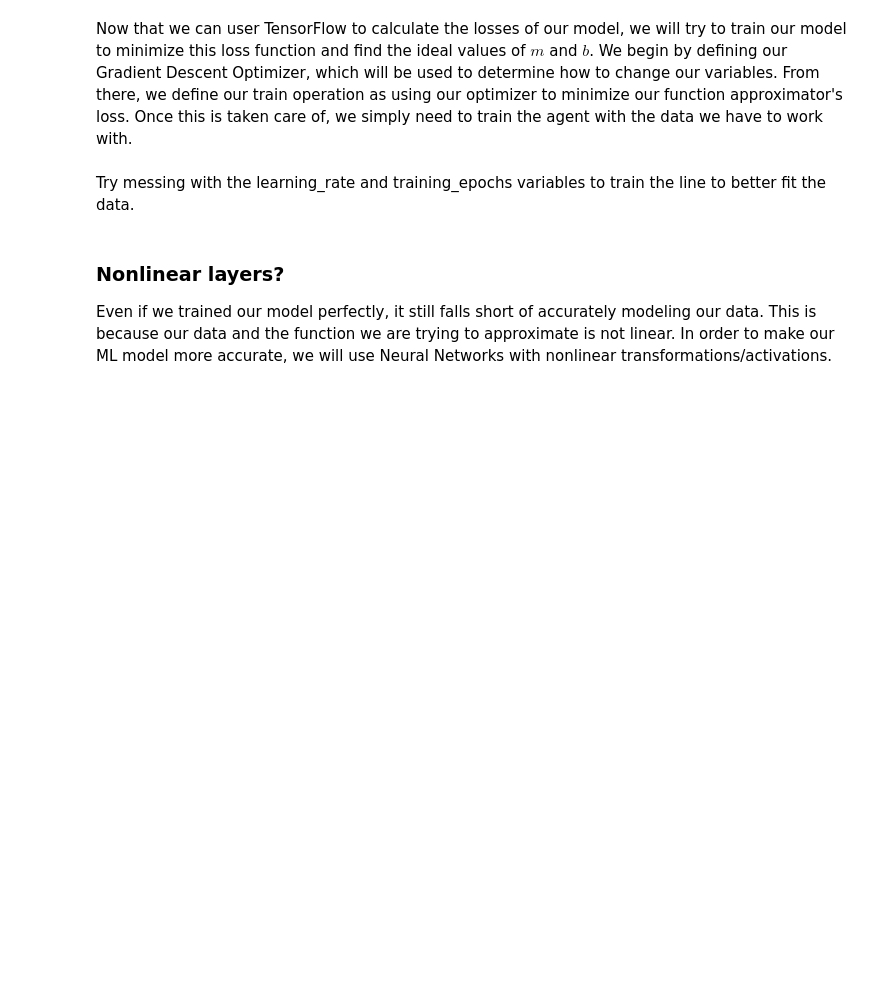
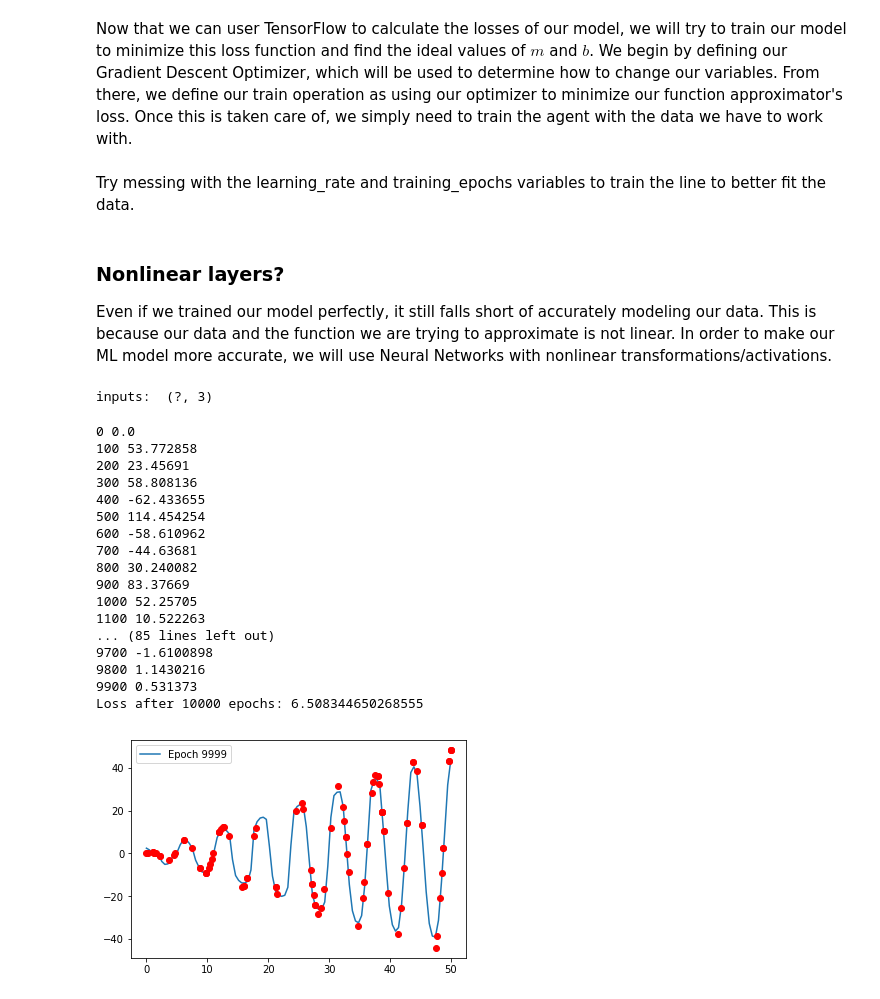
Before and after one commit to greco380/TensorFlowExamples, a Jupyter notebook: TensorFlow_Basics.ipynb, the cells around one changed output. Cells and saved outputs as stored; diff of their text form; code cells hidden in the pictures; blank space fills up the shorter version.

```diff
--- a/TensorFlow_Basics.ipynb
+++ b/TensorFlow_Basics.ipynb
@@ -61,9 +61,11 @@ plt.show()
 tf.reset_default_graph()
 XS = tf.placeholder(tf.float32, shape=[None, 1], name='Xs')
 #TO-DO: Define a placeholder for our expected output: TrueYS
+YS = tf.placeholder(tf.float32, shape = [None, 1], name = 'YS')
 
-M = tf.Variable(-1, dtype=tf.float32, name='Slope')
+M = tf.Variable(0.339, dtype=tf.float32, name='Slope')
 #TO-DO: Define a variable for bias: B
+B = tf.Variable(-5, dtype = tf.float32, name = 'Intercept')
 
 #Our TensorFlow Linear Approximator: YApprox
 YApprox = M * XS + B
@@ -85,14 +87,14 @@ plt.show()
 # %% [markdown]
 <p>Now that we have defined our simple linear approximator, lets try to train it against the data to figure out the best values for $m$ and $b$. We do this by defining a loss function which compares our model's prediction to the true value for $y$. Running this code should produce nearly the same estimated loss as our MSE function:</p>
 # %%
-loss = tf.losses.mean_squared_error(TrueYS, YApprox)
+loss = tf.losses.mean_squared_error(YS, YApprox)
 with tf.Session() as sess:
     #Initialize our variables
     sess.run(tf.global_variables_initializer())
     #Compute our losses
     losses = sess.run(loss, {
         XS : np.transpose([data['inputs']]),
-        TrueYS : np.transpose([data['outputs']])})
+        YS : np.transpose([data['outputs']])})
     print('Loss for function approximation:', losses)
 # %% [markdown]
 <p>Now that we can user TensorFlow to calculate the losses of our model, we will try to train our model to minimize this loss function and find the ideal values of $m$ and $b$. We begin by defining our Gradient Descent Optimizer, which will be used to determine how to change our variables. From there, we define our train operation as using our optimizer to minimize our function approximator's loss. Once this is taken care of, we simply need to train the agent with the data we have to work with.</p>
@@ -99,14 +105,14 @@ with tf.Session() as sess:
 # %%
 optimizer = tf.train.GradientDescentOptimizer(learning_rate=0.001)
 train_op = optimizer.minimize(loss)
-training_epochs =  3
+training_epochs =  8
 with tf.Session() as sess:
     #Initialize our variables
     sess.run(tf.global_variables_initializer())
     for epoch in range(training_epochs):
         feed_dict = {
             XS : np.transpose([data['inputs']]),
-            TrueYS : np.transpose([data['outputs']])
+            YS : np.transpose([data['outputs']])
         }
         losses, m, b, _ = sess.run([loss, M, B, train_op], feed_dict)
         print('Loss after {} epochs: {}'.format(epoch+1, losses))
@@ -122,33 +128,71 @@ with tf.Session() as sess:
 <p>Even if we trained our model perfectly, it still falls short of accurately modeling our data. This is because our data and the function we are trying to approximate is not linear. In order to make our ML model more accurate, we will use Neural Networks with nonlinear transformations/activations.</p>
 # %%
 tf.reset_default_graph()
-number_hidden_neurons = 128
+number_hidden_neurons = 64 #128
 XS = tf.placeholder(tf.float32, shape=[None, 1], name='Xs')
-hidden1 = tf.layers.dense(XS, number_hidden_neurons, activation=tf.nn.sigmoid)
+
+inputs = tf.concat([XS, tf.cos(XS), tf.sin(XS)], axis = 1)
+print('inputs: ', inputs.shape)
+
+hidden1 = tf.layers.dense(inputs, number_hidden_neurons, activation=tf.nn.relu)
 #TO-DO: add additional hidden layers. Try changing the activation functions or number of hidden neurons
-YApprox = tf.layers.dense(hidden1, 1)
-TrueYS = tf.placeholder(tf.float32, shape=[None, 1], name='TrueYs')
-loss = tf.losses.mean_squared_error(TrueYS, YApprox)
+hidden2 = tf.layers.dense(hidden1, number_hidden_neurons, activation=tf.nn.relu)
+#hidden3 = tf.layers.dense(hidden2, number_hidden_neurons, activation=tf.nn.relu)
+#hidden4 = tf.layers.dense(hidden3, number_hidden_neurons, activation=tf.nn.tanh)
+#hidden5 = tf.layers.dense(hidden4, number_hidden_neurons, activation=tf.nn.tanh)
+
+
+YApprox = tf.layers.dense(hidden2, 1)
+YS = tf.placeholder(tf.float32, shape=[None, 1], name='TrueYs')
+loss = tf.losses.mean_squared_error(YS, YApprox)
+# %% [output]
+inputs:  (?, 3)
 # %%
 optimizer = tf.train.GradientDescentOptimizer(learning_rate=0.0001)
 train_op = optimizer.minimize(loss)
-training_epochs =  100000
+training_epochs =  10000
 #Try changing the number of training epochs
 with tf.Session() as sess:
     #Initialize our variables
     sess.run(tf.global_variables_initializer())
+    last_loss=None
     for epoch in range(training_epochs):
         feed_dict = {
             XS : np.transpose([data['inputs']]),
-            TrueYS : np.transpose([data['outputs']])
+            YS : np.transpose([data['outputs']])
         }
         losses, _ = sess.run([loss, train_op], feed_dict)
+        if last_loss==None:
+            last_loss=losses
+        if epoch%100==0:
+            print(str(epoch)+" "+str(last_loss-losses))
+            last_loss=losses
+
     print('Loss after {} epochs: {}'.format(epoch+1, losses))
     xs = np.transpose([np.linspace(0, max(data['inputs']), 100)])
     ys_approx = sess.run([YApprox], {XS : xs})
     xs = np.transpose(xs)[0]
     ys_approx = np.transpose(ys_approx)[0]
     plt.plot(xs, ys_approx, label='Epoch {}'.format(epoch))
     plt.plot(data['inputs'], data['outputs'], 'ro')
     plt.legend()
     plt.show()
+# %% [output]
+0 0.0
+100 53.772858
+200 23.45691
+300 58.808136
+400 -62.433655
+500 114.454254
+600 -58.610962
+700 -44.63681
+800 30.240082
+900 83.37669
+1000 52.25705
+1100 10.522263
+... (85 lines left out)
+9700 -1.6100898
+9800 1.1430216
+9900 0.531373
+Loss after 10000 epochs: 6.508344650268555
+[figure, added]
```
Also changed, not shown: parts of 4 cells of this notebook.
